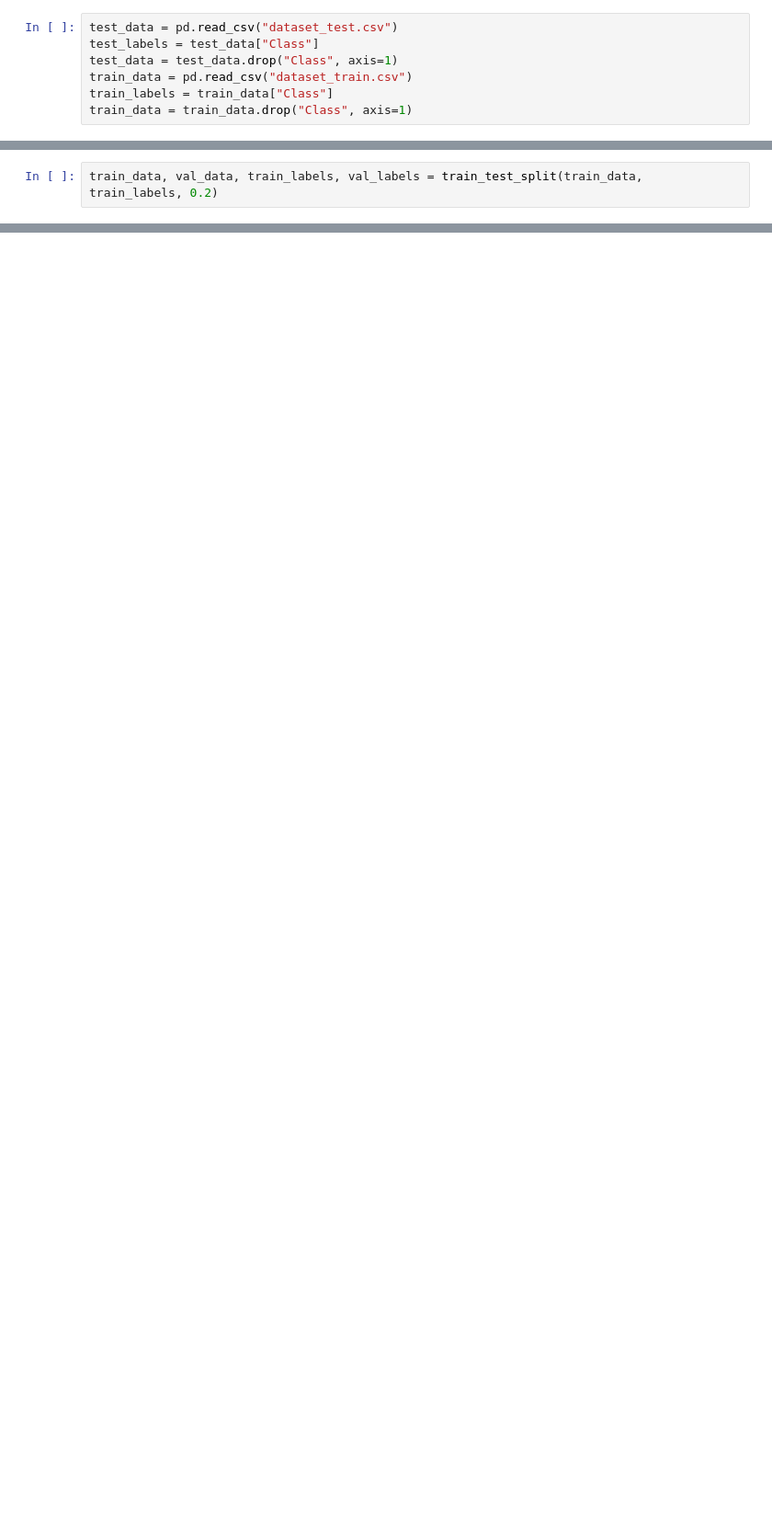
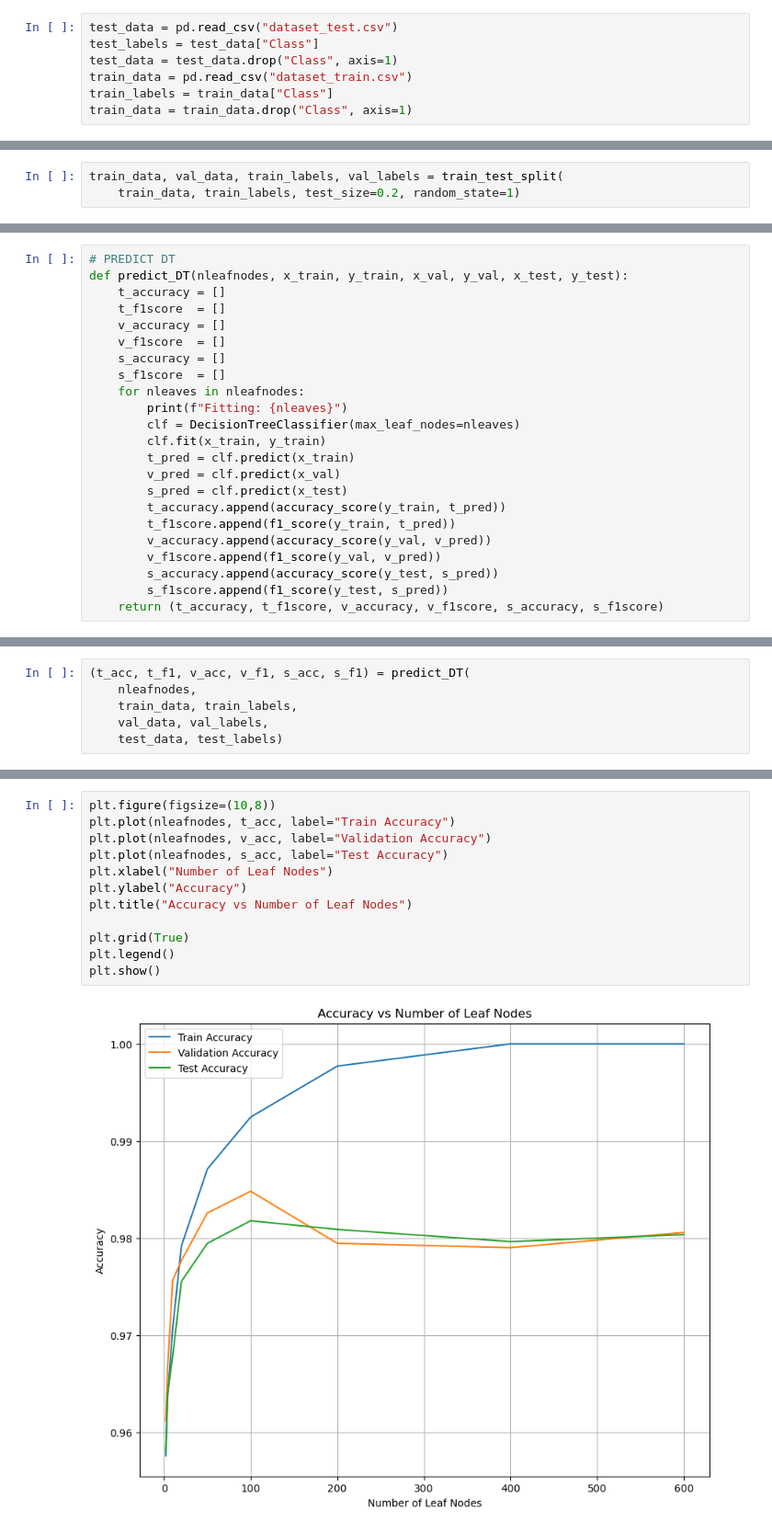
Before and after one commit to kronendieb/CAP5771_P2, a Jupyter notebook: project2.ipynb, the cells around one changed output, grey strips where cells are left out. Shown at 92% size. Saved outputs shown, nothing was run; the diff lists cells and outputs as text; blank space fills up the shorter version.

Commit message:
Project 2 predict_DT finished

```diff
--- a/project2.ipynb
+++ b/project2.ipynb
@@ -14,2 +20,3 @@ train_data = train_data.drop("Class", axis=1)
 # %%
-train_data, val_data, train_labels, val_labels = train_test_split(train_data, train_labels, 0.2)
+train_data, val_data, train_labels, val_labels = train_test_split(
+    train_data, train_labels, test_size=0.2, random_state=1)
@@ -17,0 +31,23 @@ NameError: name 'train_test_split' is not defined
+# %%
+# PREDICT DT
+def predict_DT(nleafnodes, x_train, y_train, x_val, y_val, x_test, y_test):
+    t_accuracy = []
+    t_f1score  = []
+    v_accuracy = []
+    v_f1score  = []
+    s_accuracy = []
+    s_f1score  = []
+    for nleaves in nleafnodes:
+        print(f"Fitting: {nleaves}")
+        clf = DecisionTreeClassifier(max_leaf_nodes=nleaves)
+        clf.fit(x_train, y_train)
+        t_pred = clf.predict(x_train)
+        v_pred = clf.predict(x_val)
+        s_pred = clf.predict(x_test)
+        t_accuracy.append(accuracy_score(y_train, t_pred))
+        t_f1score.append(f1_score(y_train, t_pred))
+        v_accuracy.append(accuracy_score(y_val, v_pred))
+        v_f1score.append(f1_score(y_val, v_pred))
+        s_accuracy.append(accuracy_score(y_test, s_pred))
+        s_f1score.append(f1_score(y_test, s_pred))
+    return (t_accuracy, t_f1score, v_accuracy, v_f1score, s_accuracy, s_f1score)
@@ -17,0 +64,6 @@ NameError: name 'train_test_split' is not defined
+# %%
+(t_acc, t_f1, v_acc, v_f1, s_acc, s_f1) = predict_DT(
+    nleafnodes,
+    train_data, train_labels,
+    val_data, val_labels,
+    test_data, test_labels)
@@ -17,0 +114,14 @@ NameError: name 'train_test_split' is not defined
+# %%
+plt.figure(figsize=(10,8))
+plt.plot(nleafnodes, t_acc, label="Train Accuracy")
+plt.plot(nleafnodes, v_acc, label="Validation Accuracy")
+plt.plot(nleafnodes, s_acc, label="Test Accuracy")
+plt.xlabel("Number of Leaf Nodes")
+plt.ylabel("Accuracy")
+plt.title("Accuracy vs Number of Leaf Nodes")
+
+plt.grid(True)
+plt.legend()
+plt.show()
+# %% [output]
+[figure, added]
```
Also changed, not shown: parts of 8 cells of this notebook, 2 other files.
